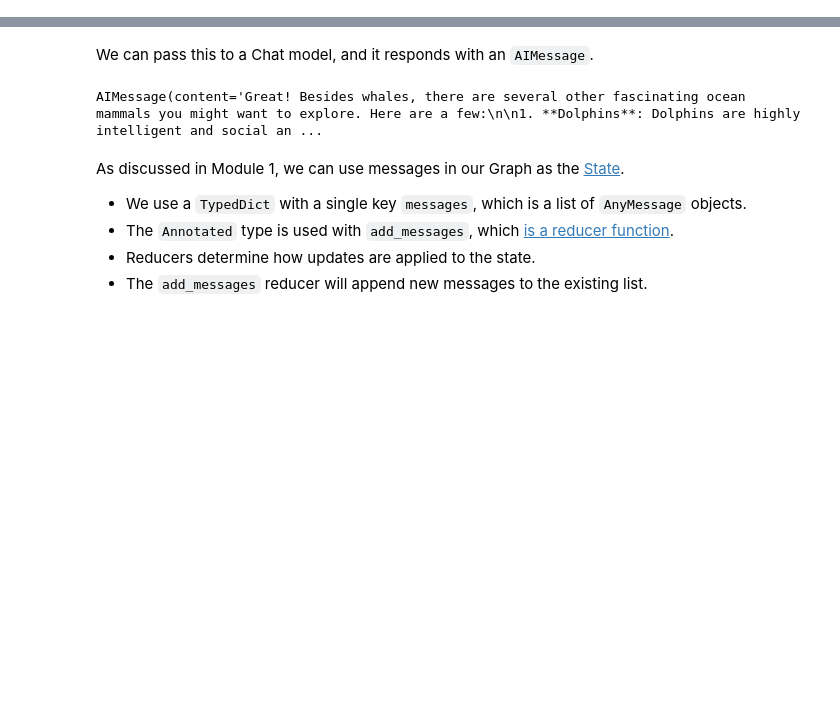
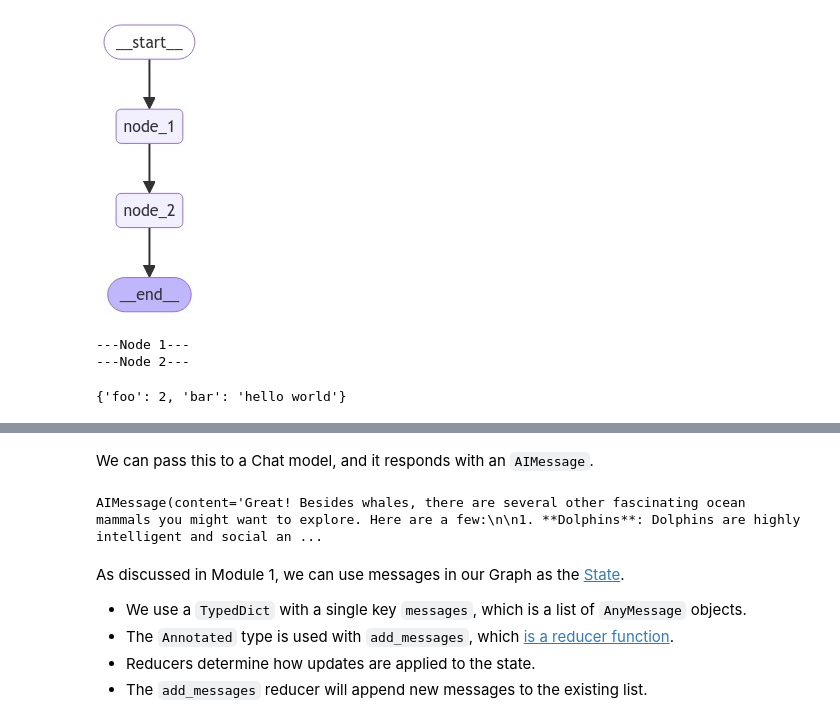
Before and after one commit to pedrobergaglio/langgraph-research, a Jupyter notebook: LangChain-Academy-Module-2.ipynb, the cells around one changed output, grey strips where cells are left out. Cells and saved outputs as stored; diff of their text form; code cells hidden in the pictures; blank space fills up the shorter version.

```diff
--- a/LangChain-Academy-Module-2.ipynb
+++ b/LangChain-Academy-Module-2.ipynb
@@ -0,0 +9,7 @@
+# %%
+from typing import Annotated
+from langchain_core.messages import AnyMessage
+from langgraph.graph.message import add_messages
+
+class MessagesState(TypedDict):
+    messages: Annotated[list[AnyMessage], add_messages]
@@ -0,0 +45,7 @@
+# %%
+# Example usage
+try:
+    # Create an instance with an empty sequence (this should raise a validation error)
+    state = MessagesState(messages=[])
+except ValidationError as e:
+    print("Validation Error:", e)
@@ -0,0 +62,41 @@
+# %%
+from typing import TypedDict
+from IPython.display import Image, display
+from langgraph.graph import StateGraph, START, END
+
+class State(TypedDict):
+    foo: int
+    bar: str
+
+def node_1(state):
+    print("---Node 1---")
+    return {"foo": state['foo'] + 1}
+
+def node_2(state):
+    print("---Node 2---")
+    return {"bar": state['bar'] + " world"}
+
+
+# Build graph
+builder = StateGraph(State)
+builder.add_node("node_1", node_1)
+builder.add_node("node_2", node_2)
+
+# Logic
+builder.add_edge(START, "node_1")
+builder.add_edge("node_1", "node_2")
+builder.add_edge("node_2", END)
+
+# Add
+graph = builder.compile()
+
+# View
+display(Image(graph.get_graph().draw_mermaid_png()))
+# %% [output]
+[figure, added]
+# %%
+graph.invoke({"foo" : 1, "bar": "hello"})
+# %% [output]
+---Node 1---
+---Node 2---
+{'foo': 2, 'bar': 'hello world'}
```
Also changed, not shown: parts of 21 cells of this notebook.
